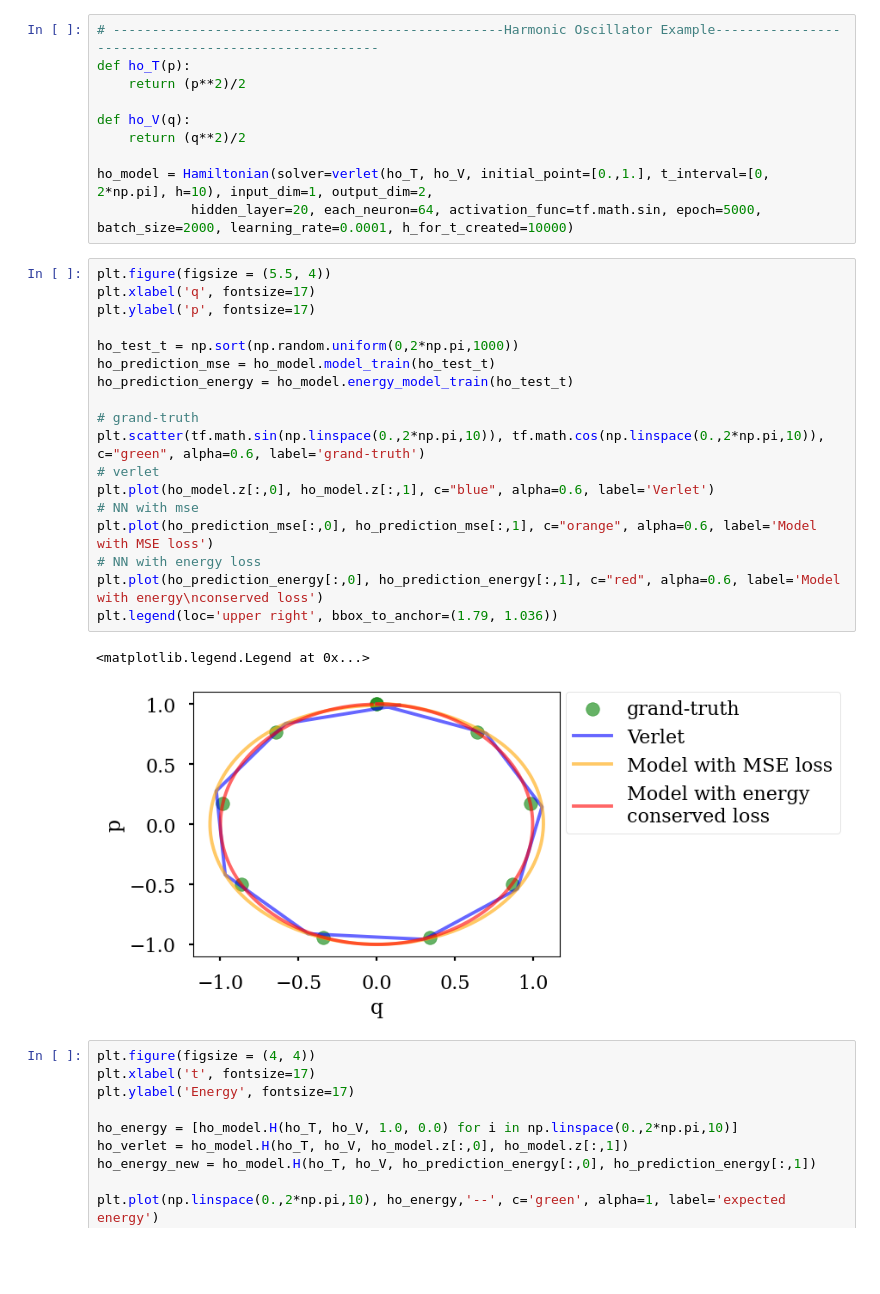
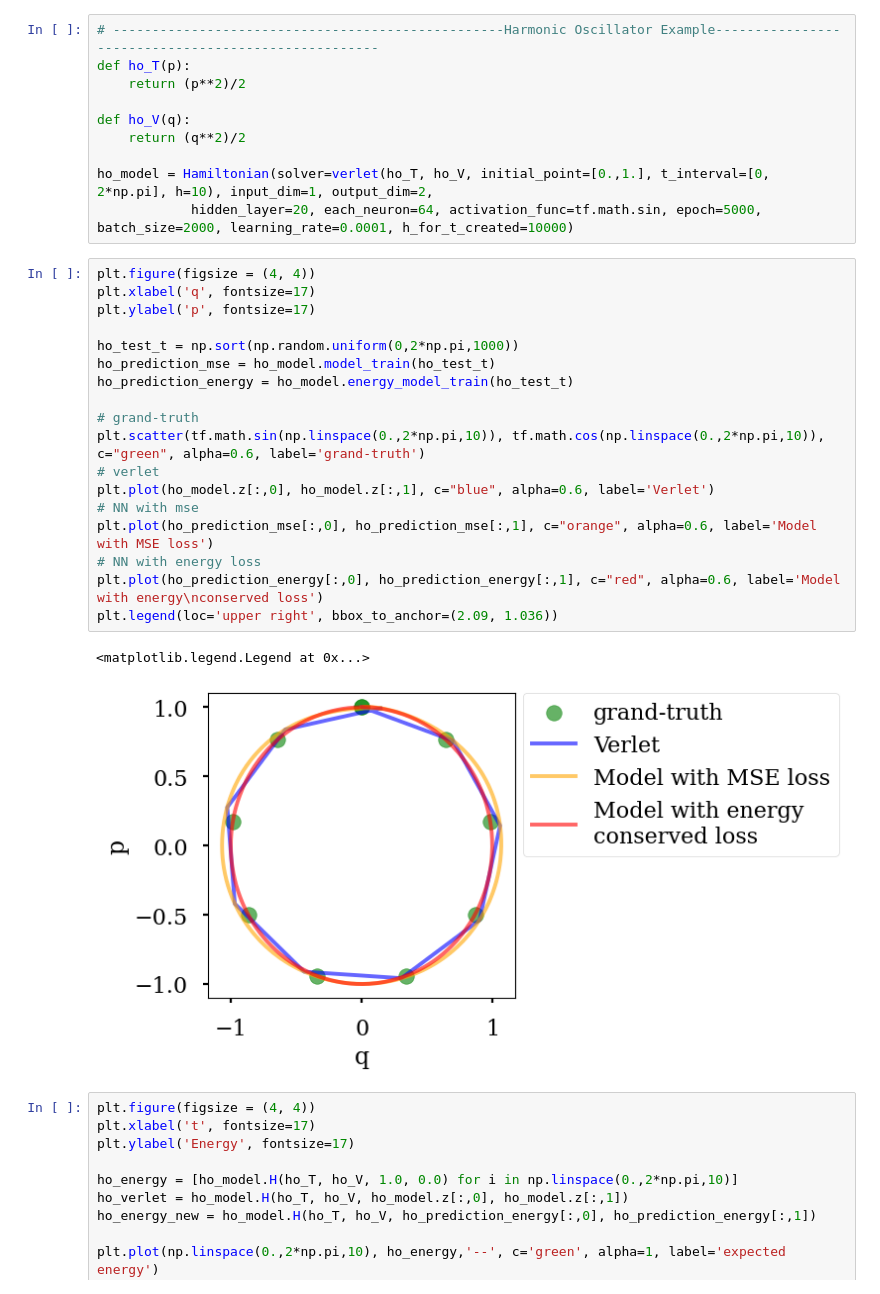
Before and after one commit to tayfununal/solving_hamiltonian_with_deeplearning, a Jupyter notebook: stage2.ipynb, the cells around one changed output. Saved outputs shown, nothing was run; the diff lists cells and outputs as text; blank space fills up the shorter version.

```diff
--- a/stage2.ipynb
+++ b/stage2.ipynb
@@ -45,26 +45,26 @@ def ho_V(q):
 ho_model = Hamiltonian(solver=verlet(ho_T, ho_V, initial_point=[0.,1.], t_interval=[0, 2*np.pi], h=10), input_dim=1, output_dim=2,
             hidden_layer=20, each_neuron=64, activation_func=tf.math.sin, epoch=5000, batch_size=2000, learning_rate=0.0001, h_for_t_created=10000)
 # %%
-plt.figure(figsize = (5.5, 4))
+plt.figure(figsize = (4, 4))
 plt.xlabel('q', fontsize=17)
 plt.ylabel('p', fontsize=17)
 
 ho_test_t = np.sort(np.random.uniform(0,2*np.pi,1000))
 ho_prediction_mse = ho_model.model_train(ho_test_t)
 ho_prediction_energy = ho_model.energy_model_train(ho_test_t)
 
 # grand-truth
 plt.scatter(tf.math.sin(np.linspace(0.,2*np.pi,10)), tf.math.cos(np.linspace(0.,2*np.pi,10)), c="green", alpha=0.6, label='grand-truth')
 # verlet
 plt.plot(ho_model.z[:,0], ho_model.z[:,1], c="blue", alpha=0.6, label='Verlet')
 # NN with mse
 plt.plot(ho_prediction_mse[:,0], ho_prediction_mse[:,1], c="orange", alpha=0.6, label='Model with MSE loss')
 # NN with energy loss
 plt.plot(ho_prediction_energy[:,0], ho_prediction_energy[:,1], c="red", alpha=0.6, label='Model with energy\nconserved loss')
-plt.legend(loc='upper right', bbox_to_anchor=(1.79, 1.036))
+plt.legend(loc='upper right', bbox_to_anchor=(2.09, 1.036))
 # %% [output]
 <matplotlib.legend.Legend at 0x...>
-[figure, old version]
+[figure, new version]
 # %%
 plt.figure(figsize = (4, 4))
 plt.xlabel('t', fontsize=17)
```
